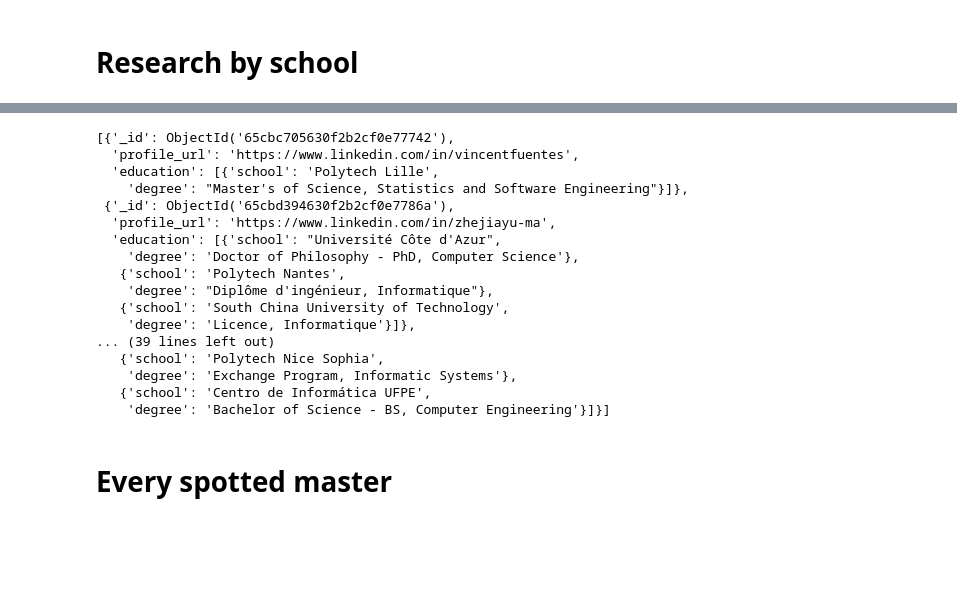
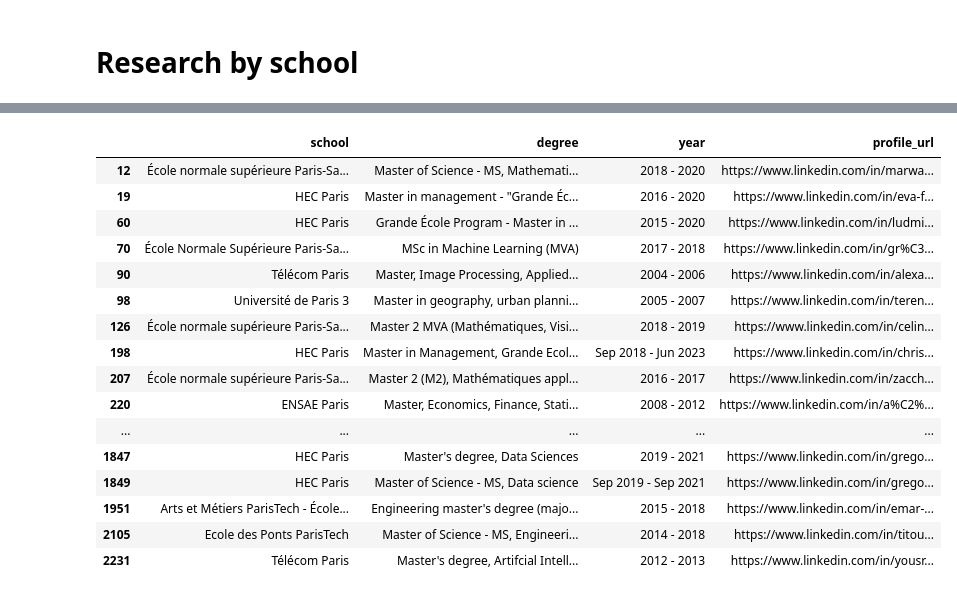
Before and after one commit to ArasCha/Quant-Researchers-research, a Jupyter notebook: visualization.ipynb, the cells around one changed output, grey strips where cells are left out. Cells and saved outputs as stored; diff of their text form; code cells hidden in the pictures; blank space fills up the shorter version.

Commit message:
[EDIT] display trainings in data science

```diff
--- a/visualization.ipynb
+++ b/visualization.ipynb
@@ -9,15 +3,21 @@ db = client.qr
+# %%
+import pandas as pd
+
+df = pd.read_json("data.json")
+
+data = df.to_dict(orient="records")
 # %% [markdown]
 # Schools analytics
 # %% [markdown]
 ## Data request
-# %%
-cursor = db.quant_researchers.aggregate([
-  { "$unwind": "$education" }, # Unwind the education array
-  { "$group": { "_id": "$education.school", "count": { "$sum": 1 } } }, # Group by school and count occurrences
-  { "$sort": { "count": -1 } } # Sort by count in descending order
-])
-
-data = list(cursor)
+# %%
+normalized_df = pd.json_normalize(data, record_path='education', meta='profile_url')
+
+# Group by "school" and count occurrences
+grouped_schools = normalized_df.groupby('school').size().reset_index(name='count')
+
+# Sort by count in descending order
+sorted_schools = grouped_schools.sort_values(by='count', ascending=False)
 # %% [markdown]
 ## Displaying data
 # %%
@@ -107,20 +67,0 @@ data = list(cursor)
-# %%
-data
-# %% [output]
-[{'_id': ObjectId('65cbc705630f2b2cf0e77742'),
-  'profile_url': 'https://www.linkedin.com/in/vincentfuentes',
-  'education': [{'school': 'Polytech Lille',
-    'degree': "Master's of Science, Statistics and Software Engineering"}]},
- {'_id': ObjectId('65cbd394630f2b2cf0e7786a'),
-  'profile_url': 'https://www.linkedin.com/in/zhejiayu-ma',
-  'education': [{'school': "Université Côte d'Azur",
-    'degree': 'Doctor of Philosophy - PhD, Computer Science'},
-   {'school': 'Polytech Nantes',
-    'degree': "Diplôme d'ingénieur, Informatique"},
-   {'school': 'South China University of Technology',
-    'degree': 'Licence, Informatique'}]},
-... (39 lines left out)
-   {'school': 'Polytech Nice Sophia',
-    'degree': 'Exchange Program, Informatic Systems'},
-   {'school': 'Centro de Informática UFPE',
-    'degree': 'Bachelor of Science - BS, Computer Engineering'}]}]
@@ -388,2 +67,0 @@ degrees = [
-# %% [markdown]
-# Every spotted master
@@ -421,0 +68,26 @@ fig.show()
+# %%
+
+df_filtered = normalized_df[
+	normalized_df['school'].str.contains('paris', case=False, na=False) &
+	normalized_df['degree'].str.contains('Master|M\.Sc|MSc', case=False, na=False)
+]
+
+df_filtered # 0 for Polytech 😭
+# %% [output]
+|  | school | degree | year | profile_url |
+| 12 | École normale supérieure Paris-Sa... | Master of Science - MS, Mathemati... | 2018 - 2020 | https://www.linkedin.com/in/marwa... |
+| 19 | HEC Paris | Master in management - "Grande Éc... | 2016 - 2020 | https://www.linkedin.com/in/eva-f... |
+| 60 | HEC Paris | Grande École Program - Master in ... | 2015 - 2020 | https://www.linkedin.com/in/ludmi... |
+| 70 | École Normale Supérieure Paris-Sa... | MSc in Machine Learning (MVA) | 2017 - 2018 | https://www.linkedin.com/in/gr%C3... |
+| 90 | Télécom Paris | Master, Image Processing, Applied... | 2004 - 2006 | https://www.linkedin.com/in/alexa... |
+| 98 | Université de Paris 3 | Master in geography, urban planni... | 2005 - 2007 | https://www.linkedin.com/in/teren... |
+| 126 | École normale supérieure Paris-Sa... | Master 2 MVA (Mathématiques, Visi... | 2018 - 2019 | https://www.linkedin.com/in/celin... |
+| 198 | HEC Paris | Master in Management, Grande Ecol... | Sep 2018 - Jun 2023 | https://www.linkedin.com/in/chris... |
+| 207 | École normale supérieure Paris-Sa... | Master 2 (M2), Mathématiques appl... | 2016 - 2017 | https://www.linkedin.com/in/zacch... |
+| 220 | ENSAE Paris | Master, Economics, Finance, Stati... | 2008 - 2012 | https://www.linkedin.com/in/a%C2%... |
+| ... | ... | ... | ... | ... |
+| 1847 | HEC Paris | Master's degree, Data Sciences | 2019 - 2021 | https://www.linkedin.com/in/grego... |
+| 1849 | HEC Paris | Master of Science - MS, Data science | Sep 2019 - Sep 2021 | https://www.linkedin.com/in/grego... |
+| 1951 | Arts et Métiers ParisTech - École... | Engineering master's degree (majo... | 2015 - 2018 | https://www.linkedin.com/in/emar-... |
+| 2105 | Ecole des Ponts ParisTech | Master of Science - MS, Engineeri... | 2014 - 2018 | https://www.linkedin.com/in/titou... |
+| 2231 | Télécom Paris | Master's degree, Artifcial Intell... | 2012 - 2013 | https://www.linkedin.com/in/yousr... |
```
Also changed, not shown: parts of 20 cells of this notebook, 5 other files.
